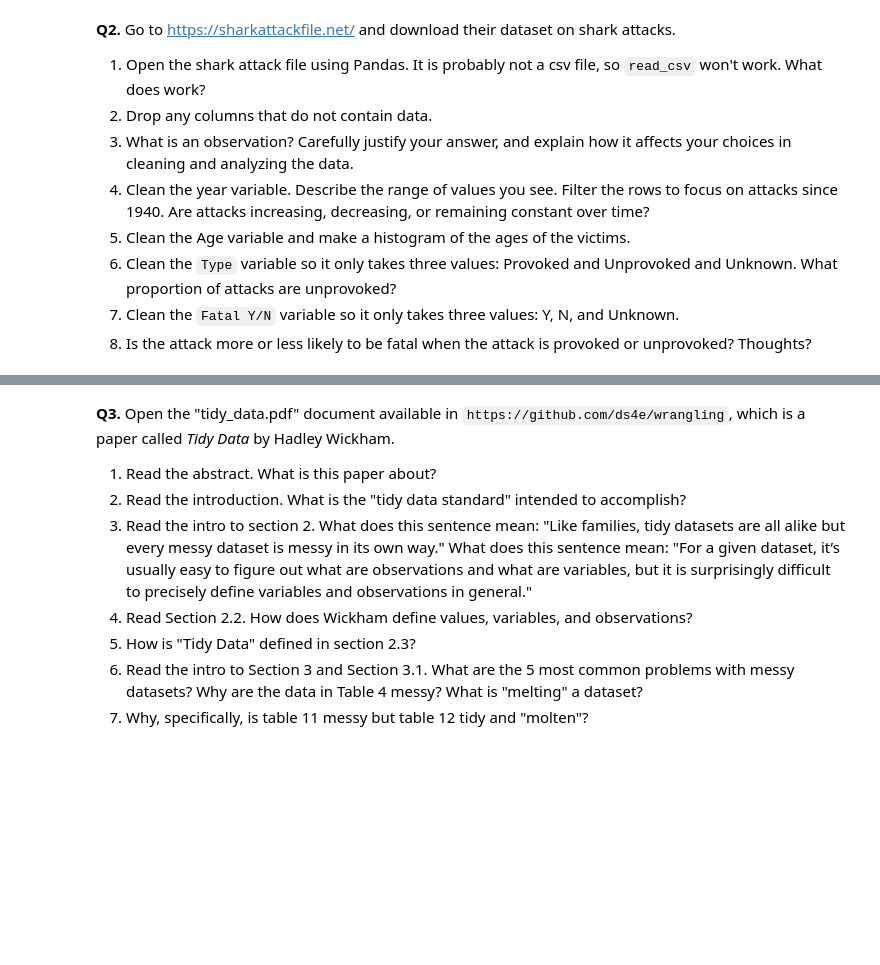
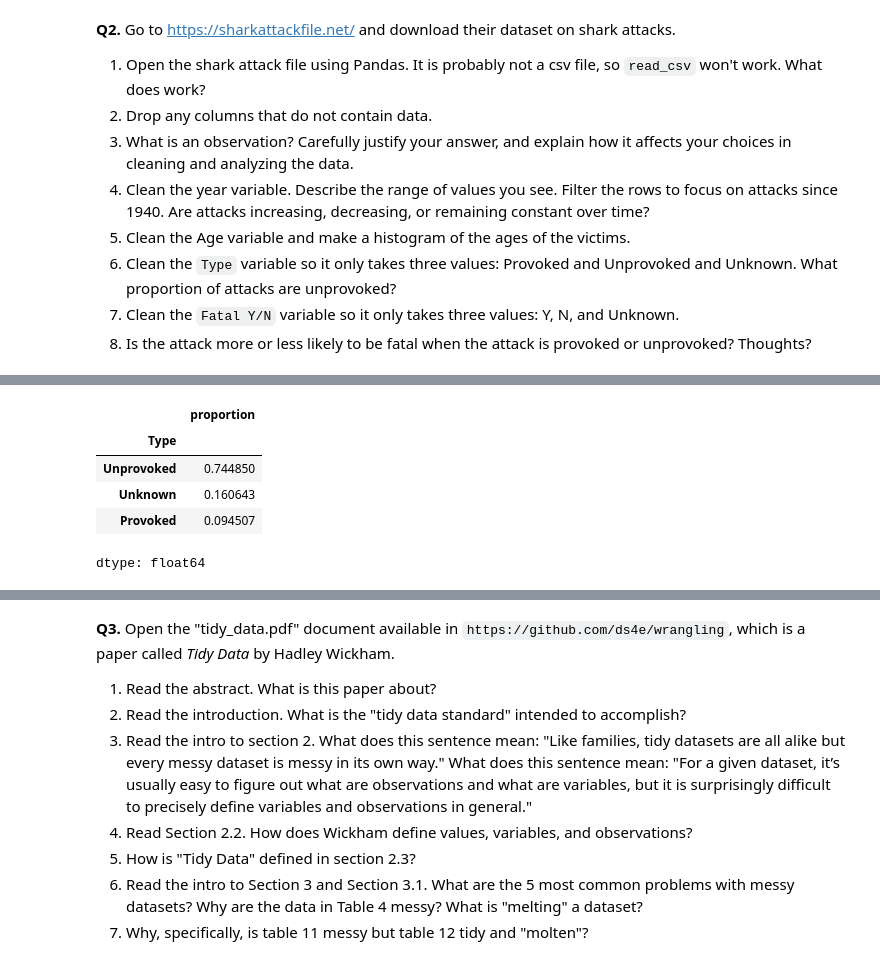
Before and after one commit to JasonYe05/undergrad_ml_assignments, a Jupyter notebook: 01_assignment_wrangling_and_eda.ipynb, the cells around one changed output, grey strips where cells are left out. Saved outputs shown, nothing was run; the diff lists cells and outputs as text; code cells hidden in the pictures; blank space fills up the shorter version.

```diff
--- a/01_assignment_wrangling_and_eda.ipynb
+++ b/01_assignment_wrangling_and_eda.ipynb
@@ -249,0 +215,7 @@ dtype: int64
+# %%
+df_1940["Type"] = df_1940["Type"].str.strip().str.capitalize()
+
+df_1940["Type"] = df_1940["Type"].where(
+    df_1940["Type"].isin(["Provoked", "Unprovoked"]),
+    "Unknown"
+)
@@ -249,0 +233,10 @@ dtype: int64
+# %%
+type_counts = df_1940["Type"].value_counts(normalize=True)
+type_counts
+# %% [output]
+|  | proportion |
+| Type |  |
+| Unprovoked | 0.744850 |
+| Unknown | 0.160643 |
+| Provoked | 0.094507 |
+dtype: float64
```
Also changed, not shown: parts of 22 cells of this notebook.
